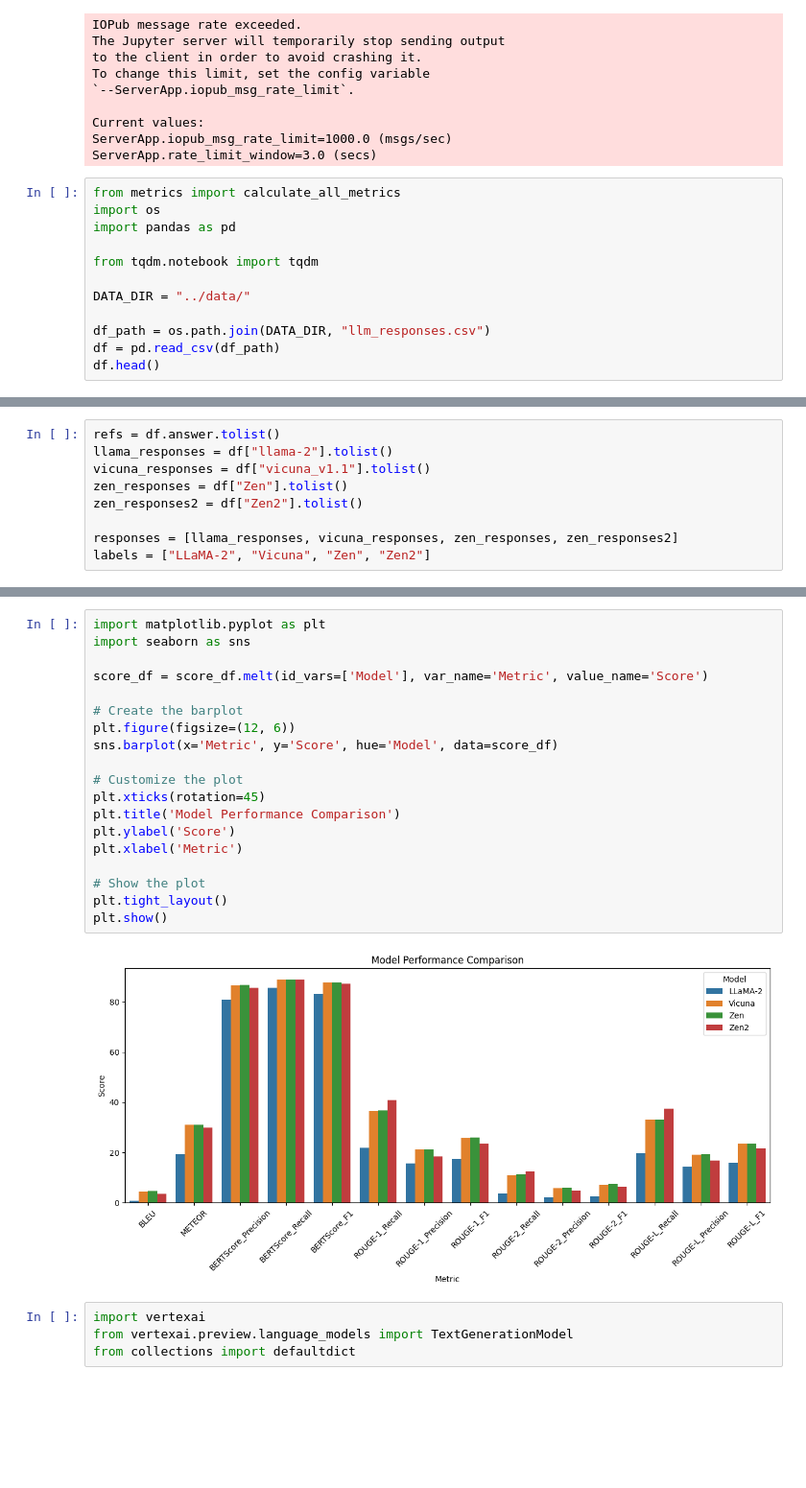
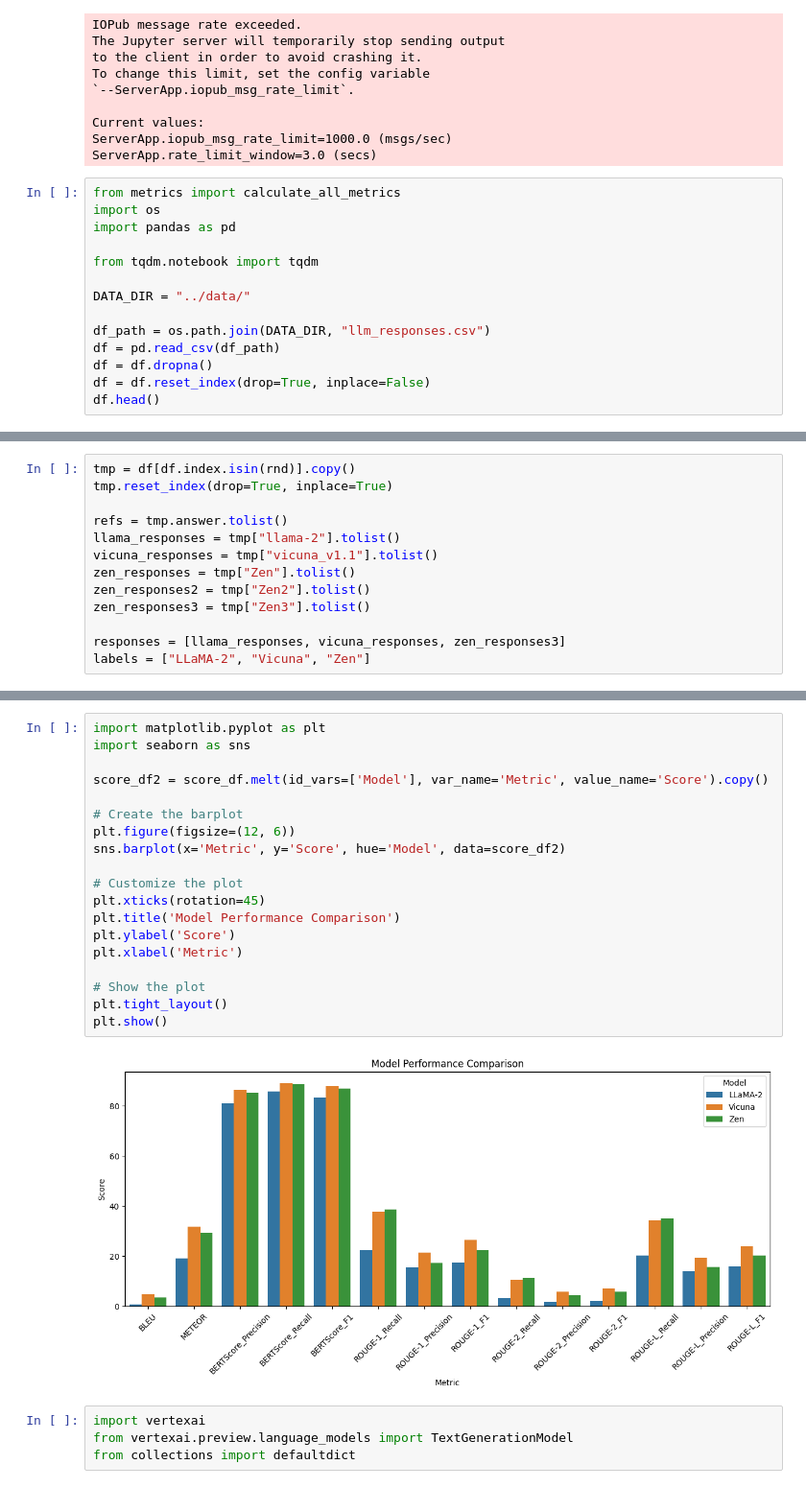
Before and after one commit to zenn-ai/zen, a Jupyter notebook: inference/Evaluate.ipynb, the cells around one changed output, grey strips where cells are left out. Shown at 96% size. Drawn from its saved outputs; the diff is of its cells as text; blank space fills up the shorter version.

```diff
--- a/inference/Evaluate.ipynb
+++ b/inference/Evaluate.ipynb
@@ -215,5 +215,7 @@ DATA_DIR = "../data/"
 
 df_path = os.path.join(DATA_DIR, "llm_responses.csv")
 df = pd.read_csv(df_path)
+df = df.dropna()
+df = df.reset_index(drop=True, inplace=False)
 df.head()
 # %% [output]
@@ -226,12 +228,16 @@ df.head()
 # %%
-refs = df.answer.tolist()
-llama_responses = df["llama-2"].tolist()
-vicuna_responses = df["vicuna_v1.1"].tolist()
-zen_responses = df["Zen"].tolist()
-zen_responses2 = df["Zen2"].tolist()
+tmp = df[df.index.isin(rnd)].copy()
+tmp.reset_index(drop=True, inplace=True)
 
-responses = [llama_responses, vicuna_responses, zen_responses, zen_responses2]
-labels = ["LLaMA-2", "Vicuna", "Zen", "Zen2"]
+refs = tmp.answer.tolist()
+llama_responses = tmp["llama-2"].tolist()
+vicuna_responses = tmp["vicuna_v1.1"].tolist()
+zen_responses = tmp["Zen"].tolist()
+zen_responses2 = tmp["Zen2"].tolist()
+zen_responses3 = tmp["Zen3"].tolist()
+
+responses = [llama_responses, vicuna_responses, zen_responses3]
+labels = ["LLaMA-2", "Vicuna", "Zen"]
 # %%
 score_df = pd.DataFrame()
 
@@ -257,24 +261,24 @@ score_df
 # %%
 import matplotlib.pyplot as plt
 import seaborn as sns
 
-score_df = score_df.melt(id_vars=['Model'], var_name='Metric', value_name='Score')
+score_df2 = score_df.melt(id_vars=['Model'], var_name='Metric', value_name='Score').copy()
 
 # Create the barplot
 plt.figure(figsize=(12, 6))
-sns.barplot(x='Metric', y='Score', hue='Model', data=score_df)
+sns.barplot(x='Metric', y='Score', hue='Model', data=score_df2)
 
 # Customize the plot
 plt.xticks(rotation=45)
 plt.title('Model Performance Comparison')
 plt.ylabel('Score')
 plt.xlabel('Metric')
 
 # Show the plot
 plt.tight_layout()
 plt.show()
 # %% [output]
-[figure, old version]
+[figure, new version]
 # %%
 import vertexai
 from vertexai.preview.language_models import TextGenerationModel
```
Also changed, not shown: parts of 12 cells of this notebook, 1 other file.
